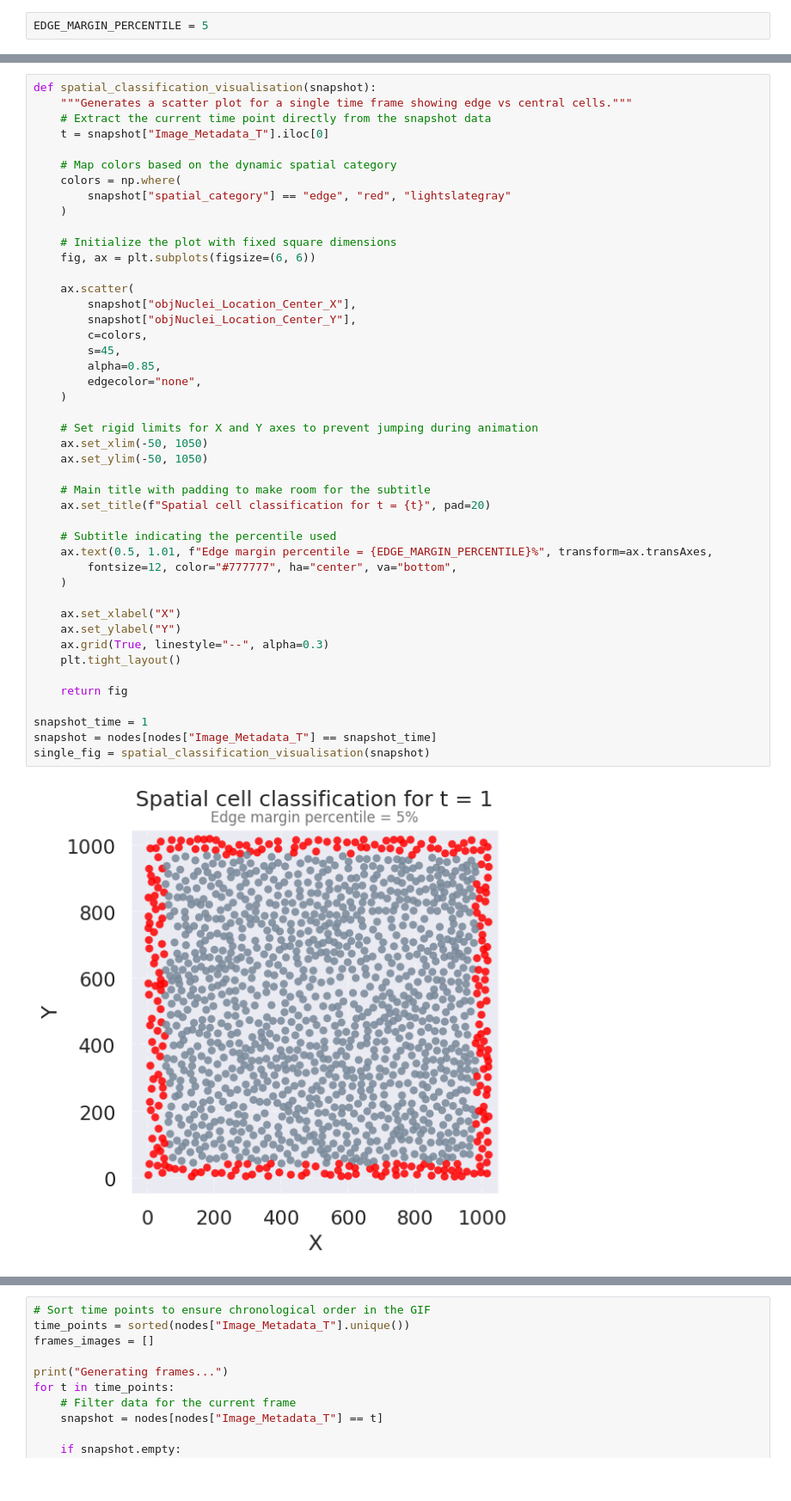
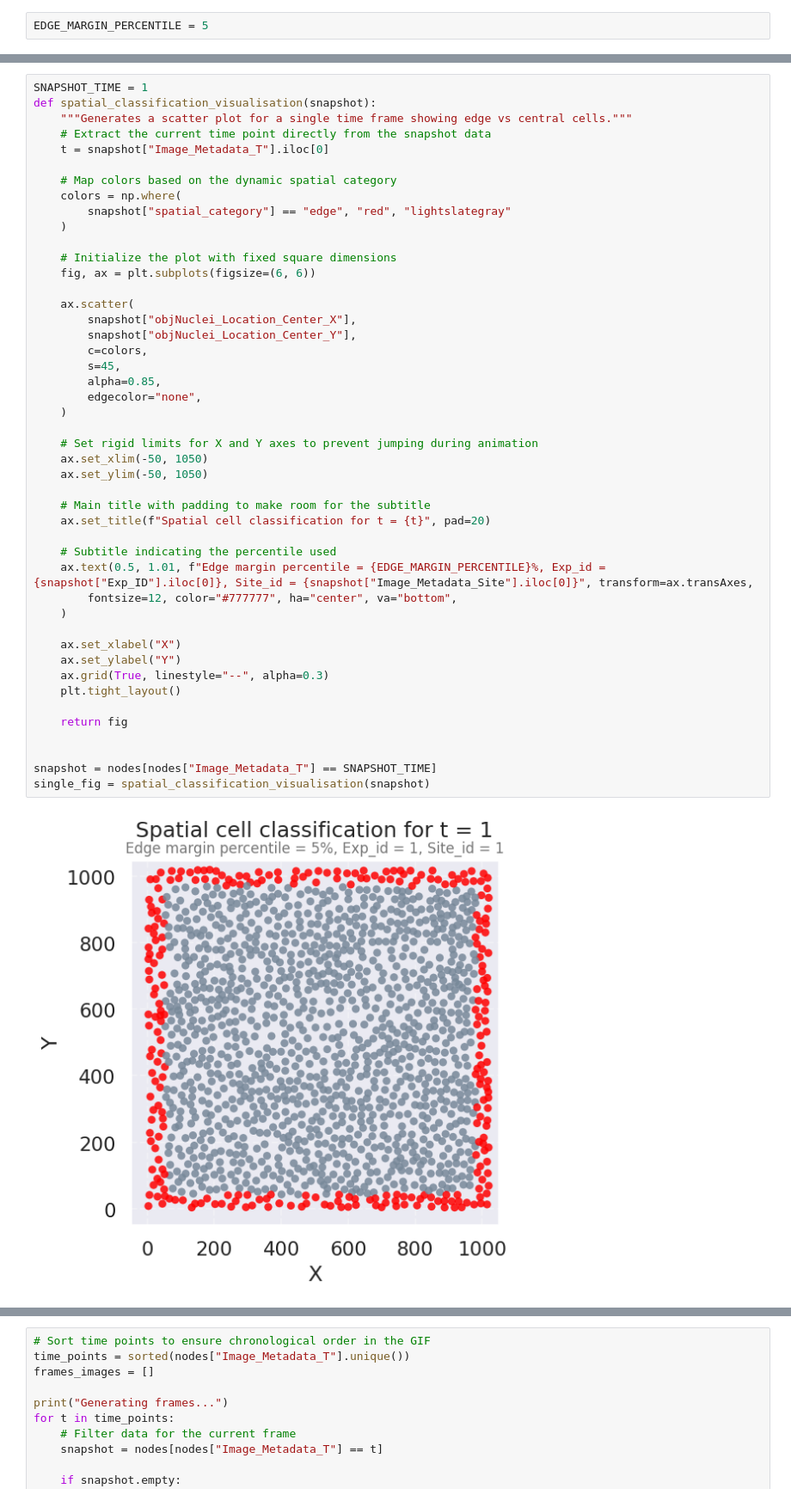
Before and after one commit to aleksandraburakowska1/UW-SysBiol-Project2, a Jupyter notebook: notebooks/TaskB2.ipynb, the cells around one changed output, grey strips where cells are left out. Shown at 86% size. Saved outputs shown, nothing was run; the diff lists cells and outputs as text.

```diff
--- a/notebooks/TaskB2.ipynb
+++ b/notebooks/TaskB2.ipynb
@@ -107,4 +127,5 @@ nodes['spatial_category'] = nodes.groupby('Image_Metadata_T').apply(
 # %%
+SNAPSHOT_TIME = 1
 def spatial_classification_visualisation(snapshot):
     """Generates a scatter plot for a single time frame showing edge vs central cells."""
     # Extract the current time point directly from the snapshot data
@@ -120,35 +141,35 @@ def spatial_classification_visualisation(snapshot):
 
     ax.scatter(
         snapshot["objNuclei_Location_Center_X"],
         snapshot["objNuclei_Location_Center_Y"],
         c=colors,
         s=45,
         alpha=0.85,
         edgecolor="none",
     )
 
     # Set rigid limits for X and Y axes to prevent jumping during animation
     ax.set_xlim(-50, 1050)
     ax.set_ylim(-50, 1050)
 
     # Main title with padding to make room for the subtitle
     ax.set_title(f"Spatial cell classification for t = {t}", pad=20)
 
     # Subtitle indicating the percentile used
-    ax.text(0.5, 1.01, f"Edge margin percentile = {EDGE_MARGIN_PERCENTILE}%", transform=ax.transAxes,
+    ax.text(0.5, 1.01, f"Edge margin percentile = {EDGE_MARGIN_PERCENTILE}%, Exp_id = {snapshot["Exp_ID"].iloc[0]}, Site_id = {snapshot["Image_Metadata_Site"].iloc[0]}", transform=ax.transAxes,
         fontsize=12, color="#777777", ha="center", va="bottom",
     )
 
     ax.set_xlabel("X")
     ax.set_ylabel("Y")
     ax.grid(True, linestyle="--", alpha=0.3)
     plt.tight_layout()
 
     return fig
 
-snapshot_time = 1
-snapshot = nodes[nodes["Image_Metadata_T"] == snapshot_time]
+
+snapshot = nodes[nodes["Image_Metadata_T"] == SNAPSHOT_TIME]
 single_fig = spatial_classification_visualisation(snapshot)
 # %% [output]
-[figure, old version]
+[figure, new version]
 # %% [markdown]
```
Also changed, not shown: parts of 19 cells of this notebook.
